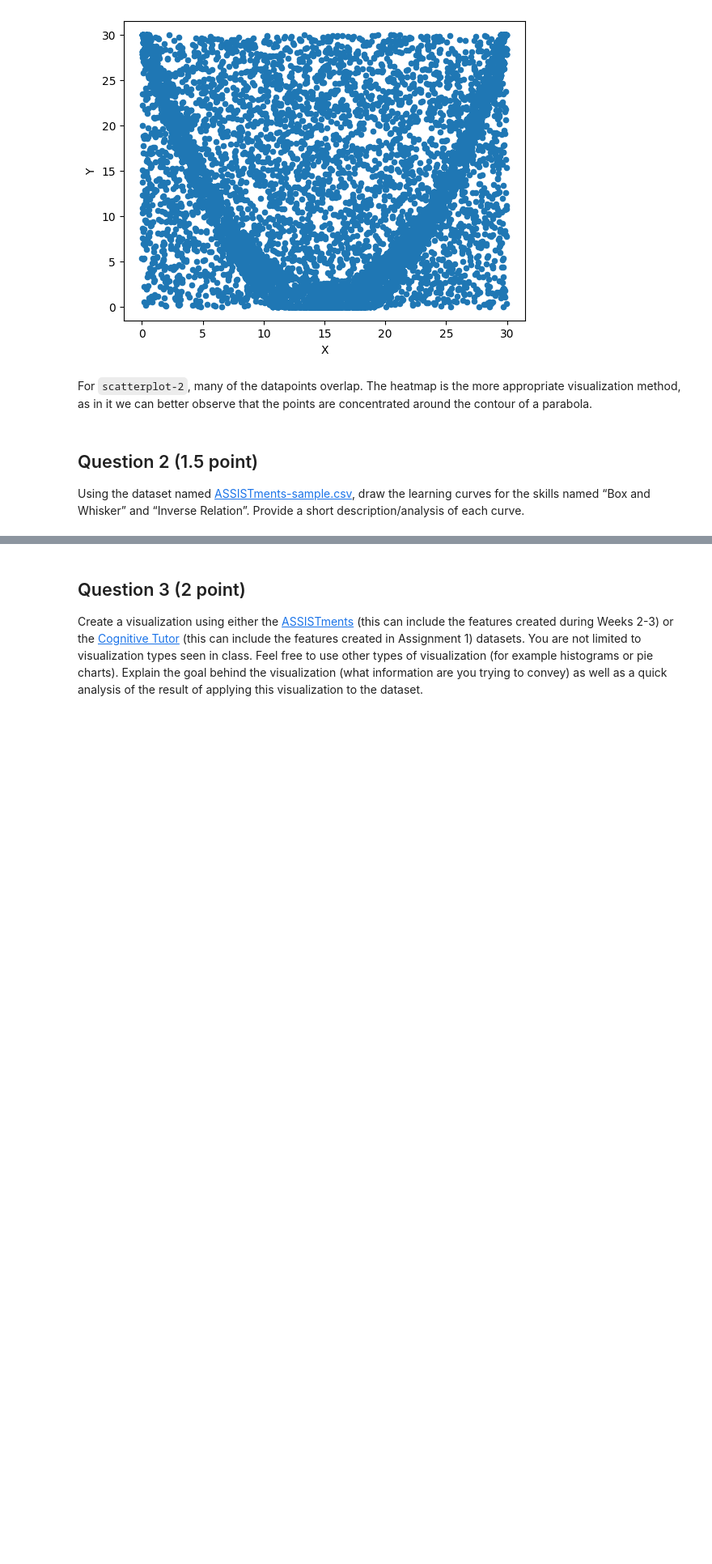
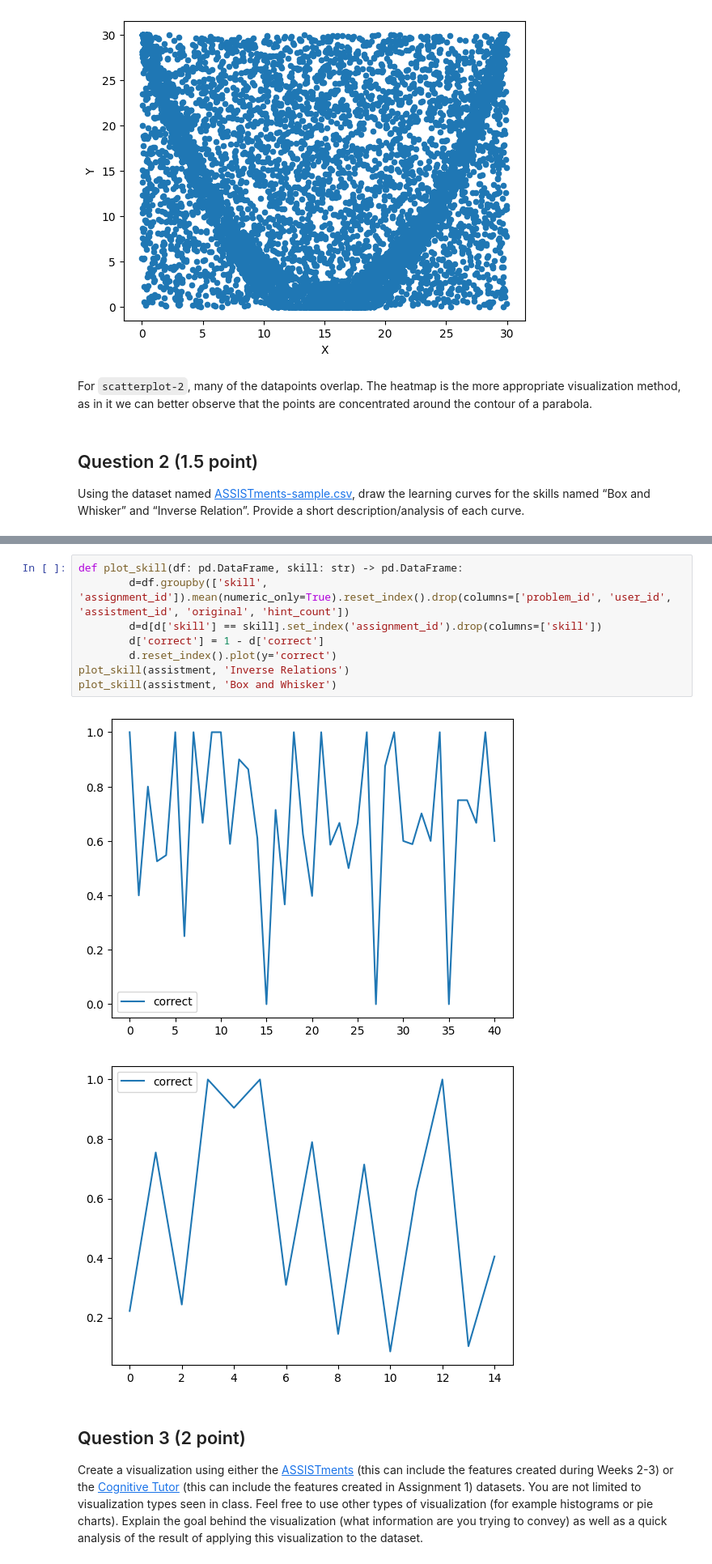
Before and after one commit to rodigu/ci539, a Jupyter notebook: ho2/ho2.ipynb, the cells around one changed output, grey strips where cells are left out. Shown: that part at 81% size. Drawn from its saved outputs; the diff is of its cells as text; blank space fills up the shorter version.

```diff
--- a/ho2/ho2.ipynb
+++ b/ho2/ho2.ipynb
@@ -68,3 +62,14 @@ len(k['assignment_id'].unique())
+# %%
+def plot_skill(df: pd.DataFrame, skill: str) -> pd.DataFrame:
+        d=df.groupby(['skill', 'assignment_id']).mean(numeric_only=True).reset_index().drop(columns=['problem_id', 'user_id', 'assistment_id', 'original', 'hint_count'])
+        d=d[d['skill'] == skill].set_index('assignment_id').drop(columns=['skill'])
+        d['correct'] = 1 - d['correct']
+        d.reset_index().plot(y='correct')
+plot_skill(assistment, 'Inverse Relations')
+plot_skill(assistment, 'Box and Whisker')
+# %% [output]
+[figure, added]
+[figure, added]
 # %% [markdown]
 ## Question 3 (2 point)
 
```
Also changed, not shown: parts of 3 cells of this notebook.
